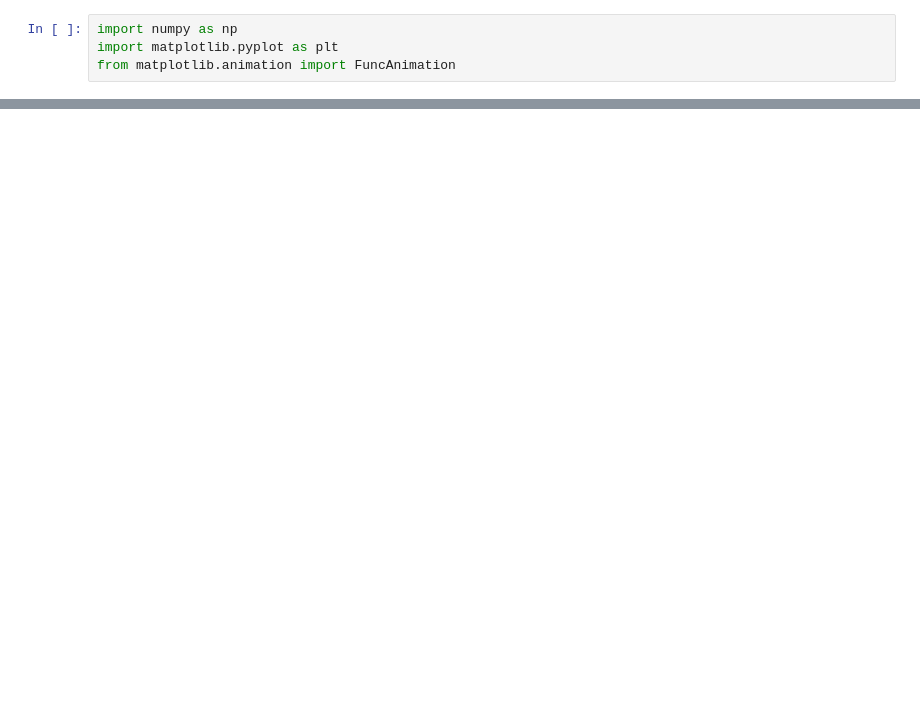
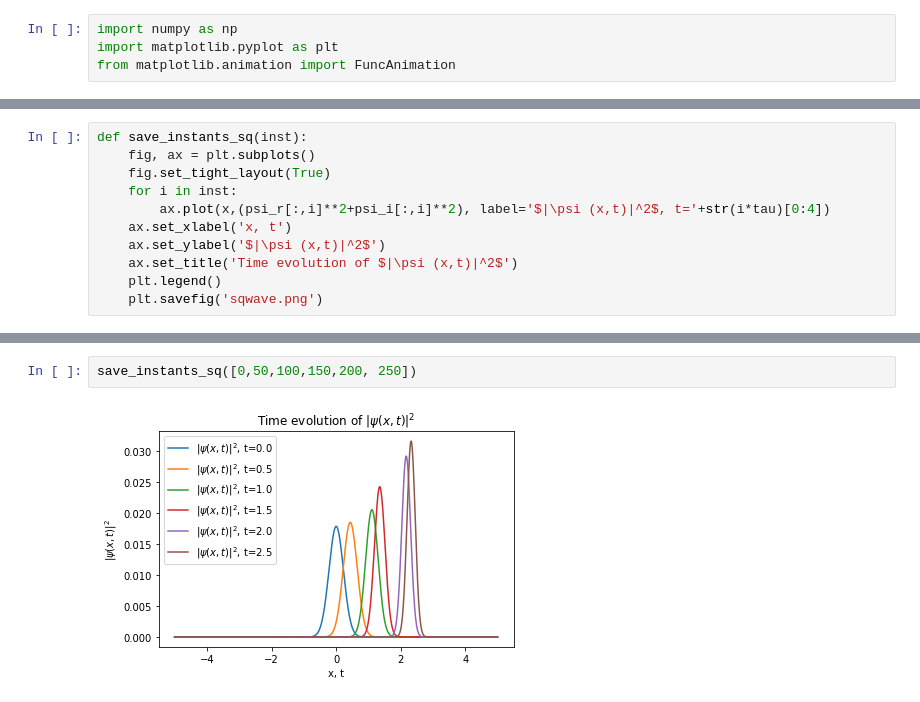
Before and after one commit to Schimmenti/QuantumInformationPoD, a Jupyter notebook: Exercise 7/Exercise7-Python.ipynb, the cells around one changed output, grey strips where cells are left out. Cells and saved outputs as stored; diff of their text form; blank space fills up the shorter version.

```diff
--- a/Exercise 7/Exercise7-Python.ipynb
+++ b/Exercise 7/Exercise7-Python.ipynb
@@ -21,0 +88,11 @@ anim.save('wave.gif', dpi=80, writer='imagemagick')
+# %%
+def save_instants_sq(inst):
+    fig, ax = plt.subplots()
+    fig.set_tight_layout(True)
+    for i in inst:
+        ax.plot(x,(psi_r[:,i]**2+psi_i[:,i]**2), label='$|\psi (x,t)|^2$, t='+str(i*tau)[0:4])
+    ax.set_xlabel('x, t')
+    ax.set_ylabel('$|\psi (x,t)|^2$')
+    ax.set_title('Time evolution of $|\psi (x,t)|^2$')
+    plt.legend()
+    plt.savefig('sqwave.png')
@@ -21,0 +109,4 @@ anim.save('wave.gif', dpi=80, writer='imagemagick')
+# %%
+save_instants_sq([0,50,100,150,200, 250])
+# %% [output]
+[figure, added]
```
Also changed, not shown: parts of 10 cells of this notebook, 22 other files.
